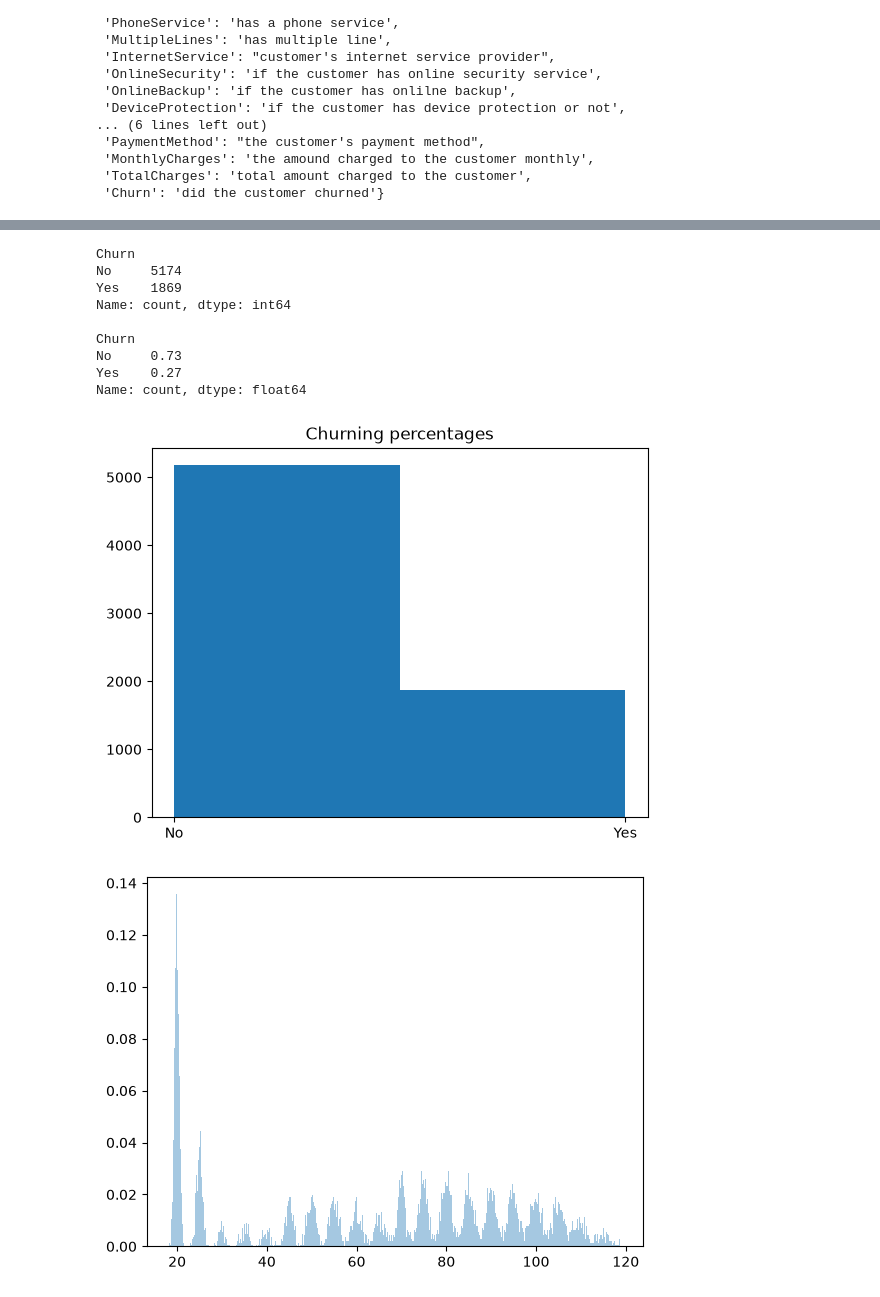
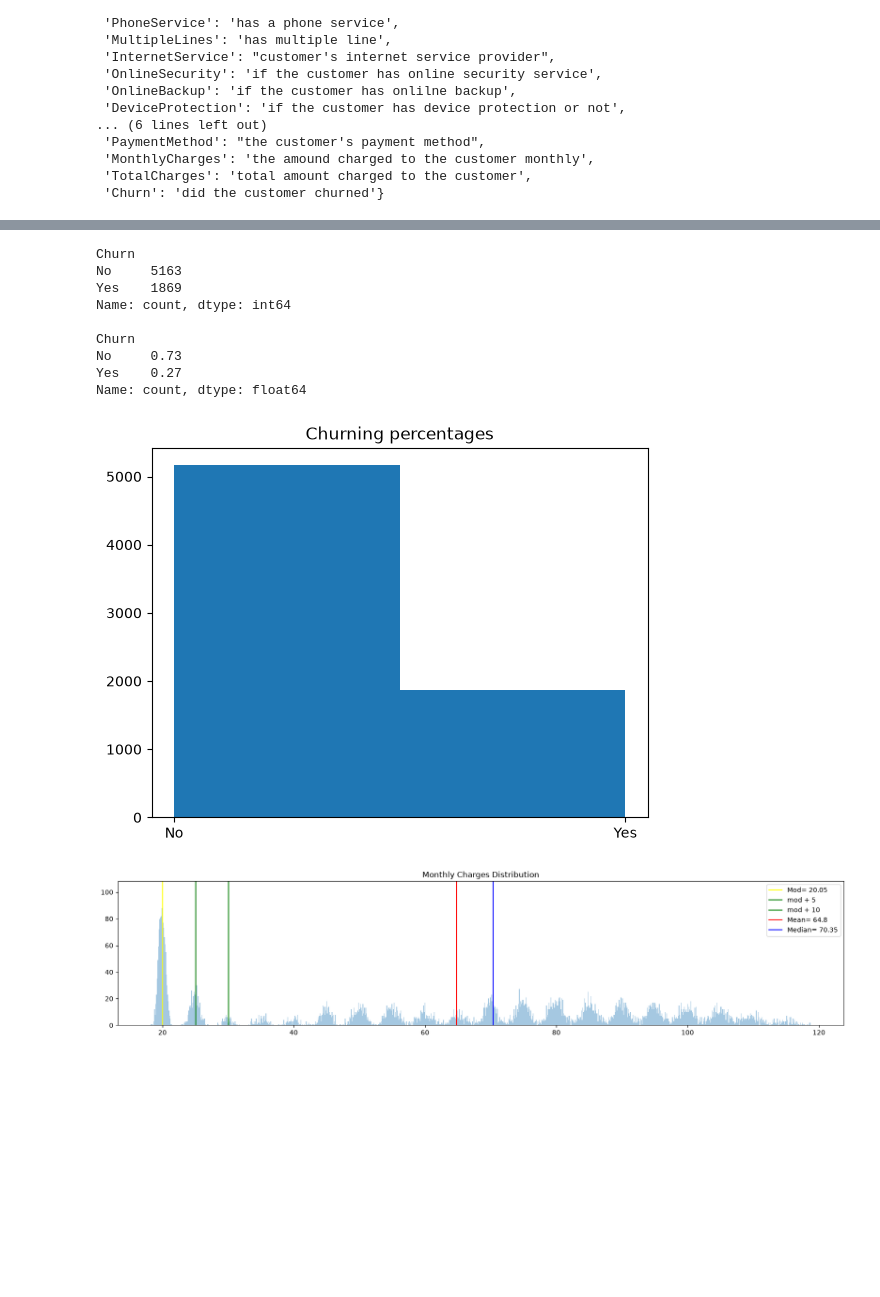
Before and after one commit to Amine-Gharout/Churn-Sentinel-MLOps-Pipeline-with-Automated-Retraining, a Jupyter notebook: notebooks/EDA.ipynb, the cells around one changed output, grey strips where cells are left out. Drawn from its saved outputs; the diff is of its cells as text; code cells hidden in the pictures; blank space fills up the shorter version.

```diff
--- a/notebooks/EDA.ipynb
+++ b/notebooks/EDA.ipynb
@@ -3,5 +3,9 @@ import pandas as pd
 import numpy as np
 
 df = pd.read_csv('./../data/raw/full_data.csv')
+df['TotalCharges'] = pd.to_numeric(df['TotalCharges'], errors='coerce').fillna(np.nan)
+df= df[~df['TotalCharges'].isna()]
+df.drop(columns='customerID',inplace=True,axis=1)
 
+pd.set_option('display.max_columns', 400)
 # Link to the dataset: https://www.kaggle.com/datasets/blastchar/telco-customer-churn/data
@@ -84,7 +86,7 @@ plt.title('Churning percentages')
 plt.show()
 # %% [output]
 Churn
-No     5174
+No     5163
 Yes    1869
 Name: count, dtype: int64
 
@@ -96,12 +98,24 @@ Name: count, dtype: float64
 # %%
 import numpy as np
 import seaborn as sns
 import matplotlib.pyplot as plt
 
-s = pd.to_numeric(df['MonthlyCharges'], errors='coerce').dropna()
 
-fig, ax = plt.subplots()
-ax.hist(s, bins=500, density=True, alpha=0.4)
+fig,ax  = plt.subplots( figsize= (20,4))
+m= df['MonthlyCharges']
+m.mode()
+ax.hist(m, bins=1000, alpha=0.4)
+ax.axvline(m.mode(True).to_numpy()[0], label= f'Mod= {round(m.mode(True).to_numpy()[0],2)}', c='yellow')
+ax.axvline(m.mode(True).to_numpy()[0]+5, label= f'mod + 5', c='green')
+ax.axvline(m.mode(True).to_numpy()[0]+10, label= f'mod + 10', c='green')
+ax.axvline(m.mean(), label= f'Mean= {round(m.mean(),2)}', c='red')
+ax.axvline(m.quantile(), label= f'Median= {round(m.quantile(),2)}', c='blue')
+
+#         les pics local sont les 20 25 30 35 etc +5
+
+ax.set_title("Monthly Charges Distribution")
+ax.legend()
+
 plt.show()
 # %% [output]
-[figure, old version]
+[figure, new version]
```
Also changed, not shown: parts of 22 cells of this notebook.
